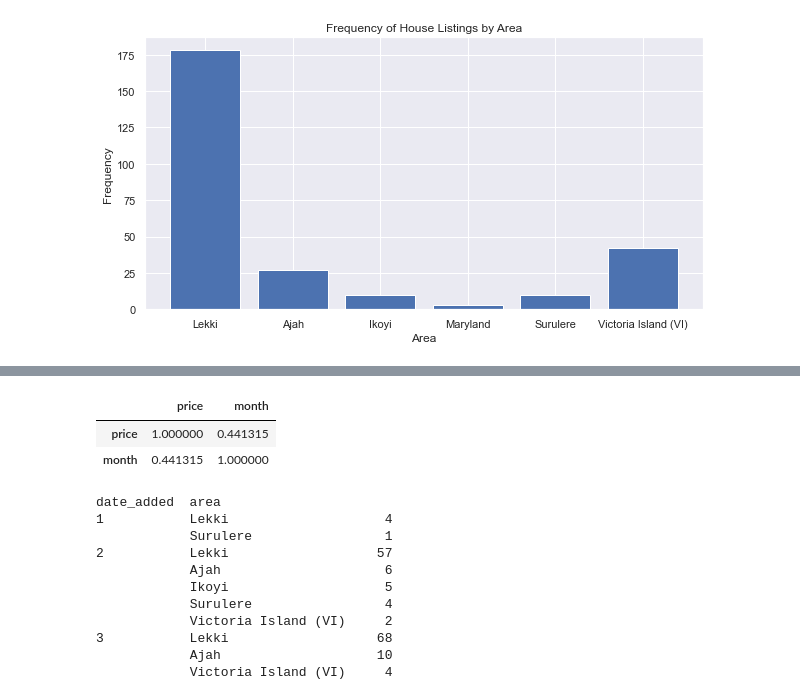
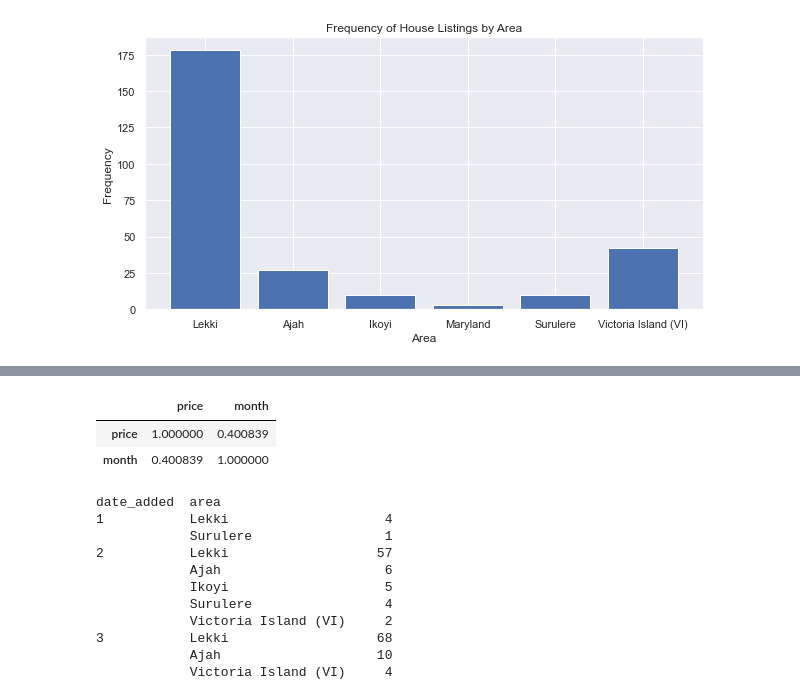
Before and after one commit to Joseun/Hamoye, a Jupyter notebook: Web_Scraping_of_Lagos_Houses.ipynb, the cells around one changed output, grey strips where cells are left out. Saved outputs shown, nothing was run; the diff lists cells and outputs as text; code cells hidden in the pictures.

```diff
--- a/Web_Scraping_of_Lagos_Houses.ipynb
+++ b/Web_Scraping_of_Lagos_Houses.ipynb
@@ -379,0 +368,5 @@ See the caveats in the documentation: https://pandas.pydata.org/pandas-docs/stab
+# %%
+# Extracting a portion of the dataset to realate the prices of each area in every month
+area_by_price = cleaned_data[['area', 'price']]
+area_by_price['month'] = cleaned_data.date_added.dt.month
+area_by_price
@@ -380,8 +392,8 @@ See the caveats in the documentation: https://pandas.pydata.org/pandas-docs/stab
 # %%
 # Checking the correlation between month and price
-heatmap.corr()
+area_by_price.corr()
 # %% [output]
 |  | price | month |
-| price | 1.000000 | 0.441315 |
-| month | 0.441315 | 1.000000 |
+| price | 1.000000 | 0.400839 |
+| month | 0.400839 | 1.000000 |
 # %%
```
Also changed, not shown: parts of 10 cells of this notebook.
